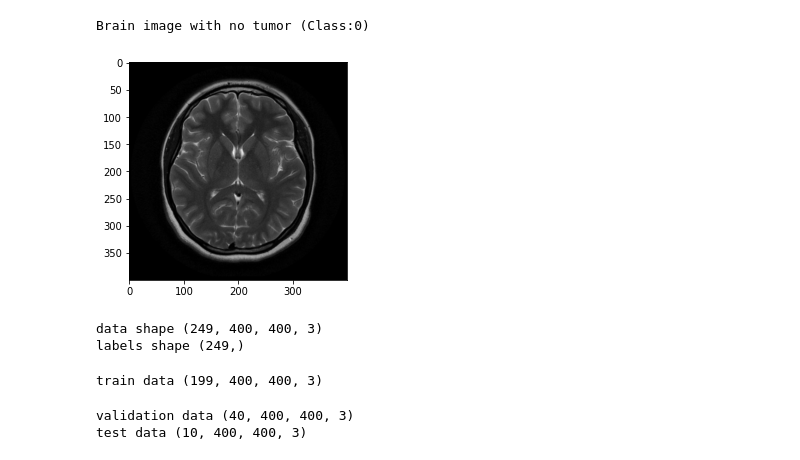
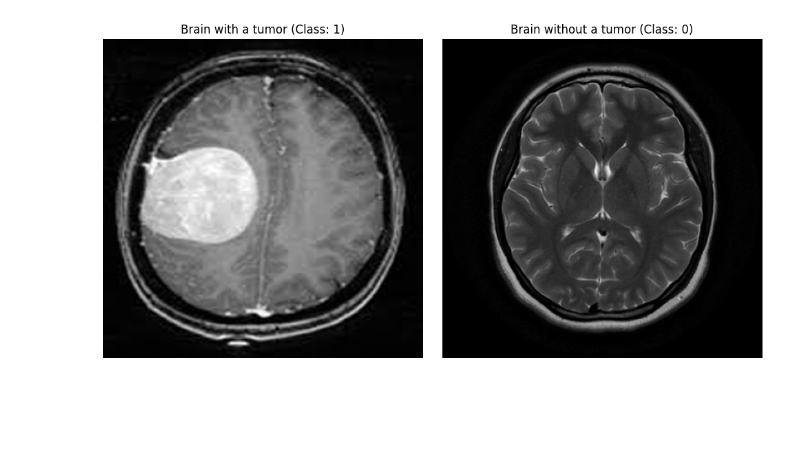
Before and after one commit to Bakaloudis/Image-Classification-on-Brain-MRI, a Jupyter notebook: image_classification.ipynb, the cells around one changed output. Cells and saved outputs as stored; diff of their text form; code cells hidden in the pictures; blank space fills up the shorter version.

```diff
--- a/image_classification.ipynb
+++ b/image_classification.ipynb
@@ -11,12 +8,12 @@ import os
 # %%
 yes_list = []
-for filename in glob.glob(r'C:\Users\mimar\Desktop\Image-Classification-on-Brain-MRI-main\data set\yes\*.jpg'):
+for filename in glob.glob(r'data_set\yes\*.jpg'):
     image = Image.open(filename).convert('RGB')    # loading an RGB image (.jpg)
     resized_image = image.resize((400, 400))       # resizing the image to 400 x 400
     yes_list.append(resized_image)                 # saving the image to a list
 
 no_list = []
-for filename in glob.glob(r'C:\Users\mimar\Desktop\Image-Classification-on-Brain-MRI-main\data set\no\*.jpg'):
+for filename in glob.glob(r'data_set\no\*.jpg'):
     image = Image.open(filename).convert('RGB')
     resized_image = image.resize((400, 400))
     no_list.append(resized_image)
@@ -29,52 +20,19 @@ Brain image with visible tumor (Class:1)
-# %%
-plt.imshow(no_list[0], cmap='gray')
-print ("Brain image with no tumor (Class:0)")
-# %% [output]
-Brain image with no tumor (Class:0)
-[figure, removed]
-# %%
-np_yes_list = []
-yes_labels_list = []
-
-for image in yes_list:
-    np_img = np.array(image)
-    np_yes_list.append(np_img)
-    yes_labels_list.append(1)
-
-np_no_list = []
-no_labels_list = []
-
-for image in no_list:
-    np_img = np.array(image)
-    np_no_list.append(np_img)
-    no_labels_list.append(0)
-
-np_no_list.extend(np_yes_list)            # combining the two data lists into one
-data = np_no_list
-data = np.array(data)                     # converting the list to a numpy array
-
-no_labels_list.extend(yes_labels_list)    # combining the two label lists into one
-labels = no_labels_list
-labels = np.array(labels)                 # converting the list to a numpy array
-
-print("data shape",data.shape)
-print("labels shape",labels.shape)
-# %% [output]
-data shape (249, 400, 400, 3)
-labels shape (249,)
-# %%
-from sklearn.model_selection import train_test_split
-
-X_train, X_test, y_train, y_test = train_test_split(data, labels, test_size=0.2,random_state=109) # 70% of our data for training and the rest 30% for testing/validation
-
-print("train data",X_train.shape)
-# %% [output]
-train data (199, 400, 400, 3)
-# %%
-X_val, X_real_train, y_val, y_real_train = train_test_split(X_test, y_test, test_size=0.2,random_state=109) # 70% of our data for validation and the rest 30% for testing
-
-print("validation data",X_val.shape)
-print("test data",X_real_train.shape)
-# %% [output]
-validation data (40, 400, 400, 3)
-test data (10, 400, 400, 3)
+# %%
+# Create a figure with 1 row and 2 columns
+fig, axes = plt.subplots(1, 2, figsize=(10, 5))
+
+# Show the first image (tumor)
+axes[0].imshow(yes_list[0], cmap='gray')
+axes[0].set_title("Brain with a tumor (Class: 1)")
+axes[0].axis('off')  # Hide axes
+
+# Show the second image (no tumor)
+axes[1].imshow(no_list[0], cmap='gray')
+axes[1].set_title("Brain without a tumor (Class: 0)")
+axes[1].axis('off')
+
+# Display the images
+plt.tight_layout()
+plt.show()
+# %% [output]
+[figure, added]
```
Also changed, not shown: parts of 10 cells of this notebook, 4 other files.
